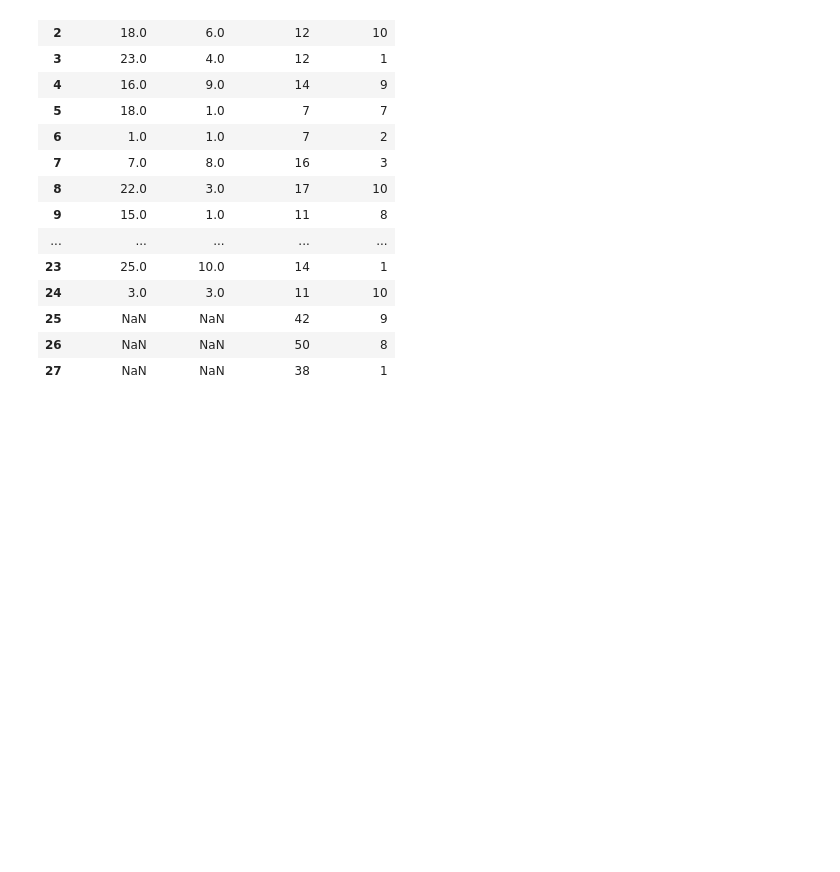
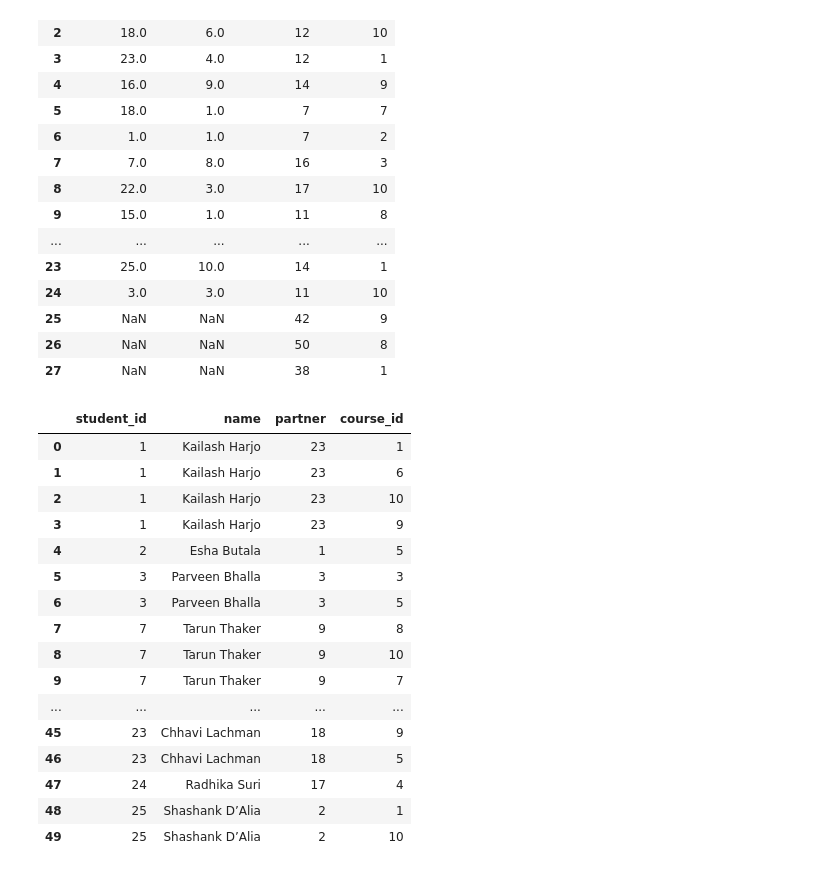
Before and after one commit to rishabhrathore055/DataScience, a Jupyter notebook: Pandas/Merging,Joining and Concatenation.ipynb, the cells around one changed output. Drawn from its saved outputs; the diff is of its cells as text; code cells hidden in the pictures; blank space fills up the shorter version.

```diff
--- a/Pandas/Merging,Joining and Concatenation.ipynb
+++ b/Pandas/Merging,Joining and Concatenation.ipynb
@@ -196,3 +196,24 @@ pd.concat([nov,dec],axis=1)
 | 25 | NaN | NaN | 42 | 9 |
 | 26 | NaN | NaN | 50 | 8 |
 | 27 | NaN | NaN | 38 | 1 |
+# %%
+# inner join
+students.merge(regs,how='inner',on='student_id')
+# %% [output]
+|  | student_id | name | partner | course_id |
+| 0 | 1 | Kailash Harjo | 23 | 1 |
+| 1 | 1 | Kailash Harjo | 23 | 6 |
+| 2 | 1 | Kailash Harjo | 23 | 10 |
+| 3 | 1 | Kailash Harjo | 23 | 9 |
+| 4 | 2 | Esha Butala | 1 | 5 |
+| 5 | 3 | Parveen Bhalla | 3 | 3 |
+| 6 | 3 | Parveen Bhalla | 3 | 5 |
+| 7 | 7 | Tarun Thaker | 9 | 8 |
+| 8 | 7 | Tarun Thaker | 9 | 10 |
+| 9 | 7 | Tarun Thaker | 9 | 7 |
+| ... | ... | ... | ... | ... |
+| 45 | 23 | Chhavi Lachman | 18 | 9 |
+| 46 | 23 | Chhavi Lachman | 18 | 5 |
+| 47 | 24 | Radhika Suri | 17 | 4 |
+| 48 | 25 | Shashank D’Alia | 2 | 1 |
+| 49 | 25 | Shashank D’Alia | 2 | 10 |
```
Also changed, not shown: 22 other files.
